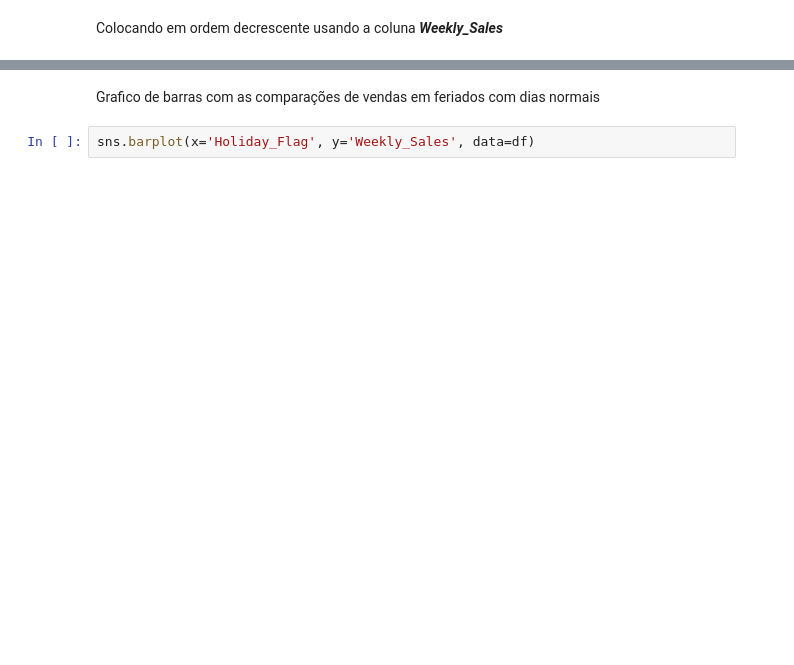
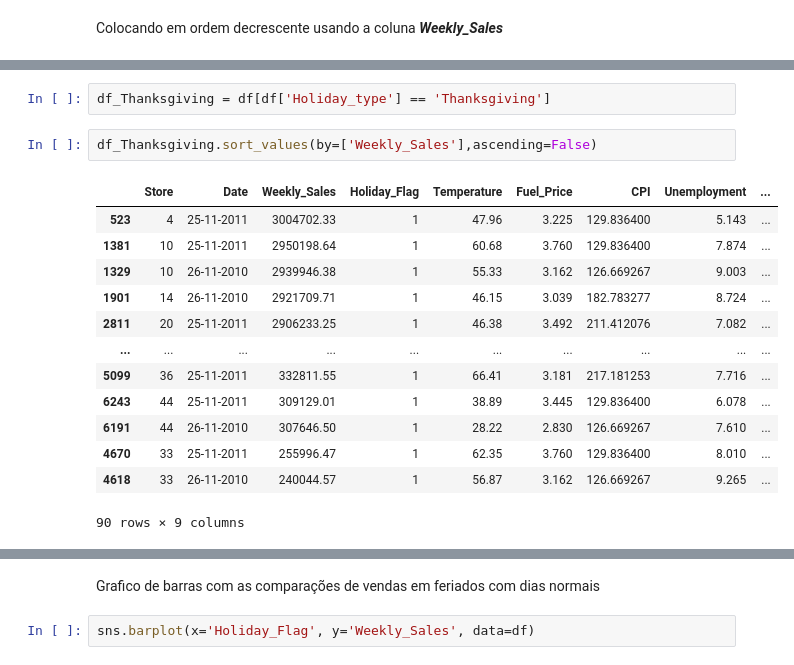
Before and after one commit to GingerLeh/deliverable-2, a Jupyter notebook: deliverable2_002.ipynb, the cells around one changed output, grey strips where cells are left out. Saved outputs shown, nothing was run; the diff lists cells and outputs as text; blank space fills up the shorter version.

```diff
--- a/deliverable2_002.ipynb
+++ b/deliverable2_002.ipynb
@@ -208,2 +196,20 @@ Colocando em ordem decrescente usando a coluna ***Weekly_Sales***
+# %%
+df_Thanksgiving = df[df['Holiday_type'] == 'Thanksgiving']
+# %%
+df_Thanksgiving.sort_values(by=['Weekly_Sales'],ascending=False)
+# %% [output]
+|  | Store | Date | Weekly_Sales | Holiday_Flag | Temperature | Fuel_Price | CPI | Unemployment | ... |
+| 523 | 4 | 25-11-2011 | 3004702.33 | 1 | 47.96 | 3.225 | 129.836400 | 5.143 | ... |
+| 1381 | 10 | 25-11-2011 | 2950198.64 | 1 | 60.68 | 3.760 | 129.836400 | 7.874 | ... |
+| 1329 | 10 | 26-11-2010 | 2939946.38 | 1 | 55.33 | 3.162 | 126.669267 | 9.003 | ... |
+| 1901 | 14 | 26-11-2010 | 2921709.71 | 1 | 46.15 | 3.039 | 182.783277 | 8.724 | ... |
+| 2811 | 20 | 25-11-2011 | 2906233.25 | 1 | 46.38 | 3.492 | 211.412076 | 7.082 | ... |
+| ... | ... | ... | ... | ... | ... | ... | ... | ... | ... |
+| 5099 | 36 | 25-11-2011 | 332811.55 | 1 | 66.41 | 3.181 | 217.181253 | 7.716 | ... |
+| 6243 | 44 | 25-11-2011 | 309129.01 | 1 | 38.89 | 3.445 | 129.836400 | 6.078 | ... |
+| 6191 | 44 | 26-11-2010 | 307646.50 | 1 | 28.22 | 2.830 | 126.669267 | 7.610 | ... |
+| 4670 | 33 | 25-11-2011 | 255996.47 | 1 | 62.35 | 3.760 | 129.836400 | 8.010 | ... |
+| 4618 | 33 | 26-11-2010 | 240044.57 | 1 | 56.87 | 3.162 | 126.669267 | 9.265 | ... |
+90 rows × 9 columns
 # %%
 df.sort_values(by=['Weekly_Sales'],ascending=False).head(30)
```
Also changed, not shown: parts of 23 cells of this notebook.
